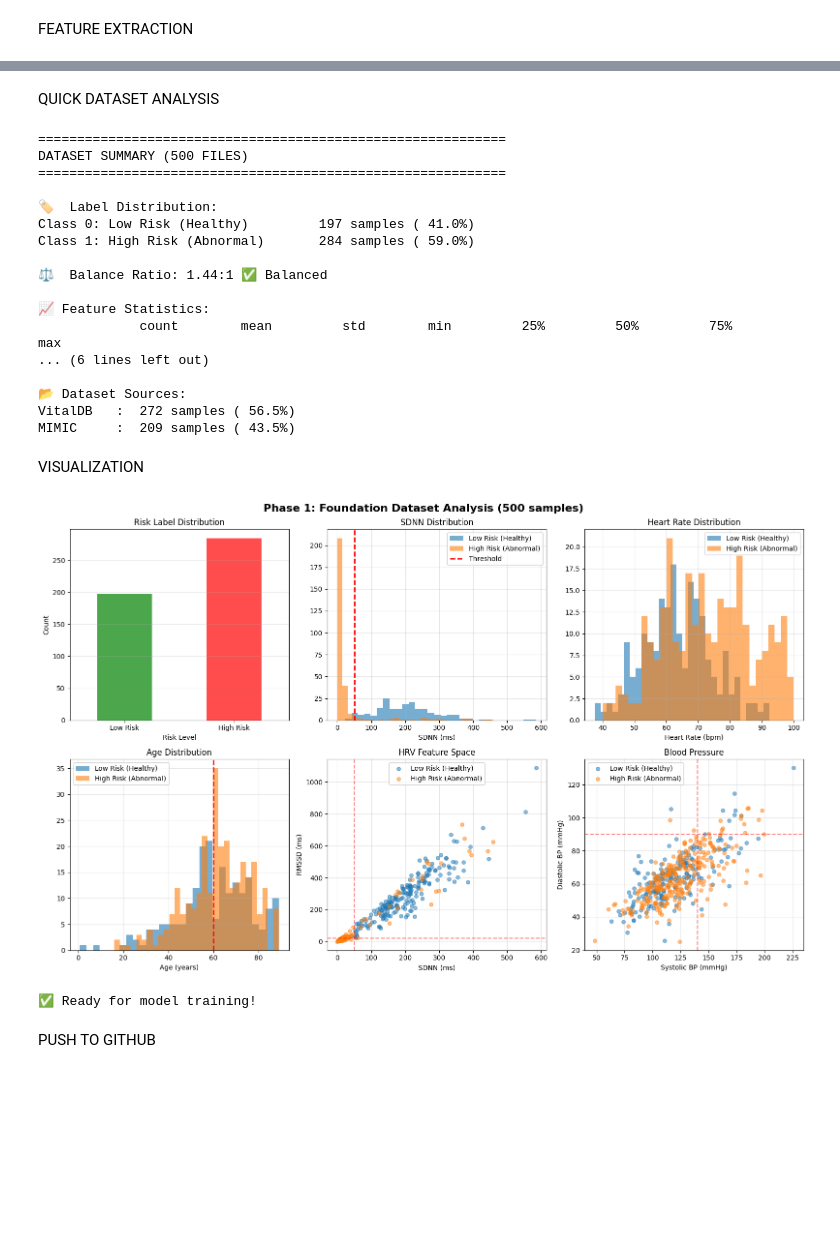
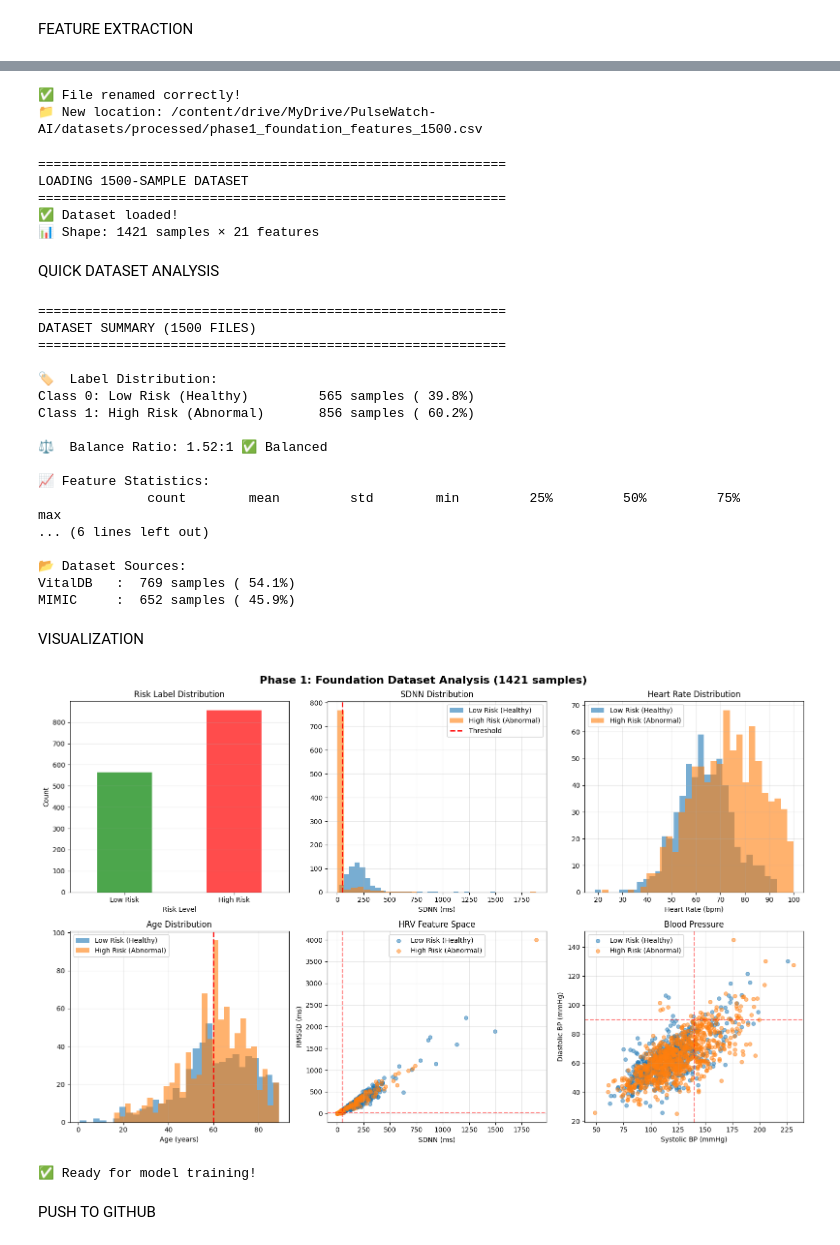
Before and after one commit to FaMaHo/pulse-watch-ai, a Jupyter notebook: notebooks/02_Feature_Extraction.ipynb, the cells around one changed output, grey strips where cells are left out. Saved outputs shown, nothing was run; the diff lists cells and outputs as text; code cells hidden in the pictures; blank space fills up the shorter version.

Commit message:
Phase 1: Feature extraction - 1421 samples with risk labels (2025-11-04)

```diff
--- a/notebooks/02_Feature_Extraction.ipynb
+++ b/notebooks/02_Feature_Extraction.ipynb
@@ -171,8 +186,51 @@ PHASE 1: FOUNDATION TRAINING - FULL EXTRACTION
+# %%
+import os
+
+# Current (wrong) filename
+old_path = '/content/drive/MyDrive/PulseWatch-AI/datasets/processed/phase1_foundation_features_500.csv'
+
+# Correct filename
+new_path = '/content/drive/MyDrive/PulseWatch-AI/datasets/processed/phase1_foundation_features_1500.csv'
+
+# Rename the file
+if os.path.exists(old_path):
+    os.rename(old_path, new_path)
+    print(f"✅ File renamed correctly!")
+    print(f"📁 New location: {new_path}")
+else:
+    print("⚠️ File already has correct name")
+# %% [output]
+✅ File renamed correctly!
+📁 New location: /content/drive/MyDrive/PulseWatch-AI/datasets/processed/phase1_foundation_features_1500.csv
+# %%
+# ============================================================
+# 📂 RELOAD DATASET (if df is not defined)
+# ============================================================
+
+import pandas as pd
+
+print("=" * 60)
+print("LOADING 1500-SAMPLE DATASET")
+print("=" * 60)
+
+# Load the dataset we just created
+dataset_path = '/content/drive/MyDrive/PulseWatch-AI/datasets/processed/phase1_foundation_features_1500.csv'
+
+df = pd.read_csv(dataset_path)
+
+print(f"✅ Dataset loaded!")
+print(f"📊 Shape: {df.shape[0]} samples × {df.shape[1]} features")
+# %% [output]
+============================================================
+LOADING 1500-SAMPLE DATASET
+============================================================
+✅ Dataset loaded!
+📊 Shape: 1421 samples × 21 features
 # %% [markdown]
 QUICK DATASET ANALYSIS
 # %%
 print("\n" + "=" * 60)
-print("DATASET SUMMARY (500 FILES)")
+print("DATASET SUMMARY (1500 FILES)")
 print("=" * 60)
 
 # Label distribution
@@ -207,29 +265,29 @@ for source, count in source_counts.items():
     print(f"{source:10s}: {count:4d} samples ({percentage:5.1f}%)")
 # %% [output]
 ============================================================
-DATASET SUMMARY (500 FILES)
+DATASET SUMMARY (1500 FILES)
 ============================================================
 
 🏷️  Label Distribution:
-Class 0: Low Risk (Healthy)         197 samples ( 41.0%)
-Class 1: High Risk (Abnormal)       284 samples ( 59.0%)
+Class 0: Low Risk (Healthy)         565 samples ( 39.8%)
+Class 1: High Risk (Abnormal)       856 samples ( 60.2%)
 
-⚖️  Balance Ratio: 1.44:1 ✅ Balanced
+⚖️  Balance Ratio: 1.52:1 ✅ Balanced
 
 📈 Feature Statistics:
-             count        mean         std        min         25%         50%         75%          max
+              count        mean         std        min         25%         50%         75%          max
 ... (6 lines left out)
 
 📂 Dataset Sources:
-VitalDB   :  272 samples ( 56.5%)
-MIMIC     :  209 samples ( 43.5%)
+VitalDB   :  769 samples ( 54.1%)
+MIMIC     :  652 samples ( 45.9%)
 # %% [markdown]
 VISUALIZATION
 # %%
 import matplotlib.pyplot as plt
 
 fig, axes = plt.subplots(2, 3, figsize=(16, 10))
-fig.suptitle('Phase 1: Foundation Dataset Analysis (500 samples)',
+fig.suptitle('Phase 1: Foundation Dataset Analysis (1421 samples)',
              fontsize=16, fontweight='bold')
 
 # Plot 1: Label Distribution
@@ -273,34 +331,34 @@ axes[1, 0].grid(alpha=0.3)
 for label in [0, 1]:
     data = df[df['risk_label'] == label]
     axes[1, 1].scatter(data['sdnn'], data['rmssd'],
                        alpha=0.5, label=label_names[label], s=30)
 axes[1, 1].axvline(50, color='red', linestyle='--', alpha=0.5)
 axes[1, 1].axhline(20, color='red', linestyle='--', alpha=0.5)
 axes[1, 1].set_title('HRV Feature Space')
 axes[1, 1].set_xlabel('SDNN (ms)')
 axes[1, 1].set_ylabel('RMSSD (ms)')
 axes[1, 1].legend()
 axes[1, 1].grid(alpha=0.3)
 
 # Plot 6: Blood Pressure
 for label in [0, 1]:
     data = df[df['risk_label'] == label]
     axes[1, 2].scatter(data['systolic_bp'], data['diastolic_bp'],
                        alpha=0.5, label=label_names[label], s=30)
 axes[1, 2].axhline(90, color='red', linestyle='--', alpha=0.5)
 axes[1, 2].axvline(140, color='red', linestyle='--', alpha=0.5)
 axes[1, 2].set_title('Blood Pressure')
 axes[1, 2].set_xlabel('Systolic BP (mmHg)')
 axes[1, 2].set_ylabel('Diastolic BP (mmHg)')
 axes[1, 2].legend()
 axes[1, 2].grid(alpha=0.3)
 
 plt.tight_layout()
 plt.show()
 
 print("\n✅ Ready for model training!")
 # %% [output]
-[figure, old version]
+[figure, new version]
 ✅ Ready for model training!
 # %% [markdown]
 PUSH TO GITHUB
```
Also changed, not shown: parts of 3 cells of this notebook.
